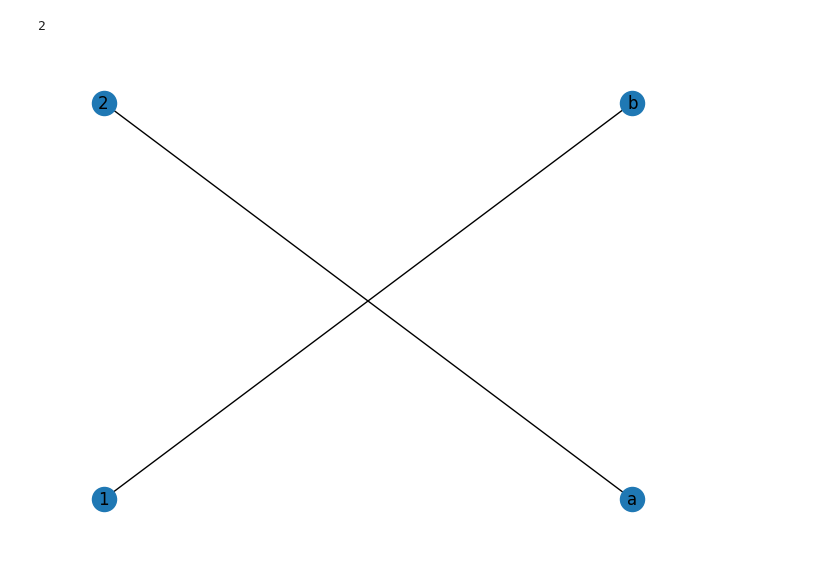
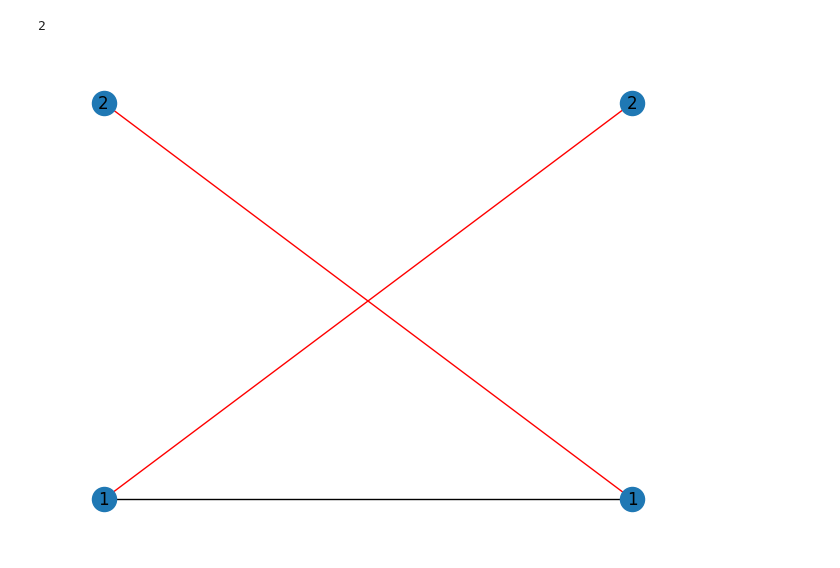
Before and after one commit to yukun-impa/algorithm-homework, a Jupyter notebook: main.ipynb, the cells around one changed output. Cells and saved outputs as stored; diff of their text form; code cells hidden in the pictures.

Commit message:
fixed draw function for matching

```diff
--- a/main.ipynb
+++ b/main.ipynb
@@ -160,7 +160,7 @@ class MaximumMatching:
     #Please ignore the following codes. They are just used to draw the pictures#
     ############################################################################
     ############################################################################
-    def draw_original_graph(self):
+    def draw_graph(self):
         G = nx.Graph()
         for i in range(1, self.set1_num):
             G.add_node(1)
@@ -171,39 +171,26 @@ class MaximumMatching:
         for i in range(1, self.set1_num + 1):
             for j in range(self.set1_num + 1, self.nodes_num + 1):
                 if self.original_edges[i][j] > 0:
-                    G.add_edge(i, self.num2char(j - self.set1_num))
+                    if self.flow_solver.edges[i][j] == 0:
+                        G.add_edge(i, self.num2char(j - self.set1_num), color = 'r')
+                    else:
+                        G.add_edge(i, self.num2char(j - self.set1_num), color = 'black')
 
+        colors = nx.get_edge_attributes(G, 'color').values()
         set1 = range(1, self.set1_num + 1)
 
-        nx.draw(G, pos=nx.bipartite_layout(G, set1), with_labels=True)
+        nx.draw(G, pos=nx.bipartite_layout(G, set1), edge_color=colors, with_labels=True)
 
-    def draw_result_graph(self):
-        G = nx.Graph()
-        for i in range(1, self.set1_num):
-            G.add_node(1)
-
-        for j in range(self.set1_num + 1, self.nodes_num + 1):
-            G.add_node(self.num2char(j - self.set1_num))
-
-        for i in range(1, self.set1_num + 1):
-            for j in range(self.set1_num + 1, self.nodes_num + 1):
-                if self.original_edges[i][j] > 0 and self.flow_solver.edges[i][j] == 0:
-                    G.add_edge(i, self.num2char(j - self.set1_num))
-
-        set1 = range(1, self.set1_num + 1)
-
-        nx.draw(G, pos=nx.bipartite_layout(G, set1), with_labels=True)
-
-    def num2char(self, i):
-        return chr(i + 96)
+    def num2str(self, i):
+        return str(i)
 # %%
 maxmatch = MaximumMatching(2, 2)
 maxmatch.add_edge(1,1)
 maxmatch.add_edge(1,2)
 maxmatch.add_edge(2,1)
 result = maxmatch.max_maching()
-maxmatch.draw_result_graph()
+maxmatch.draw_graph()
 print(result)
 # %% [output]
 2
-[figure, old version]
+[figure, new version]
```
Also changed, not shown: parts of 1 cell of this notebook.
